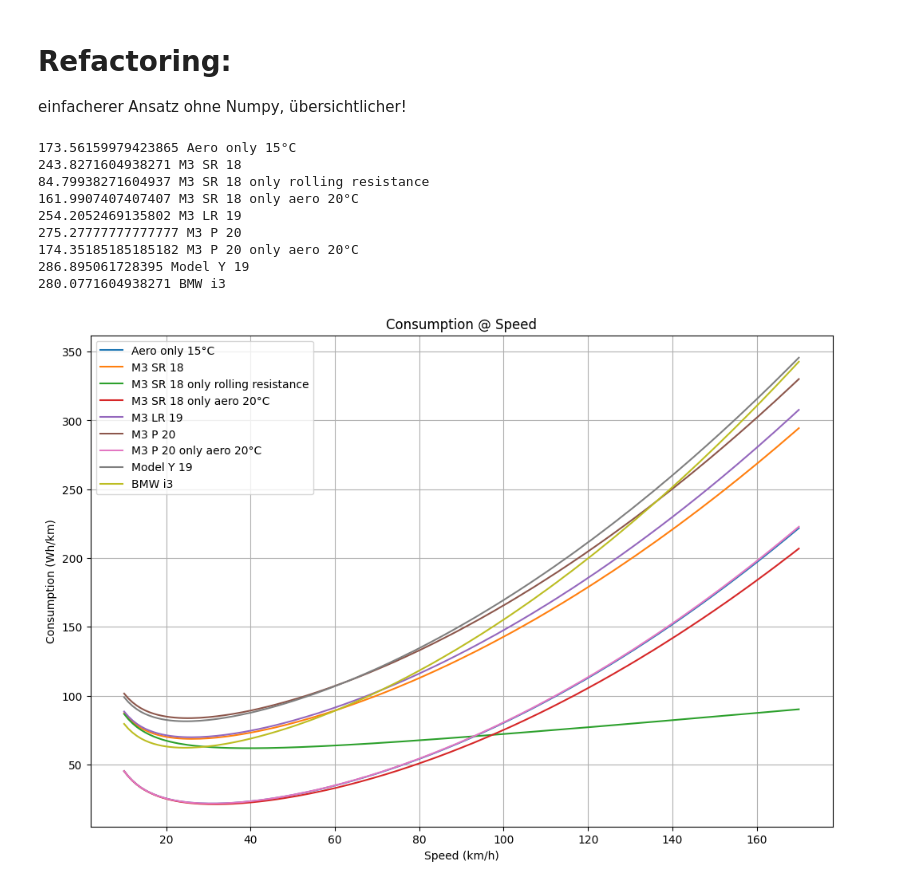
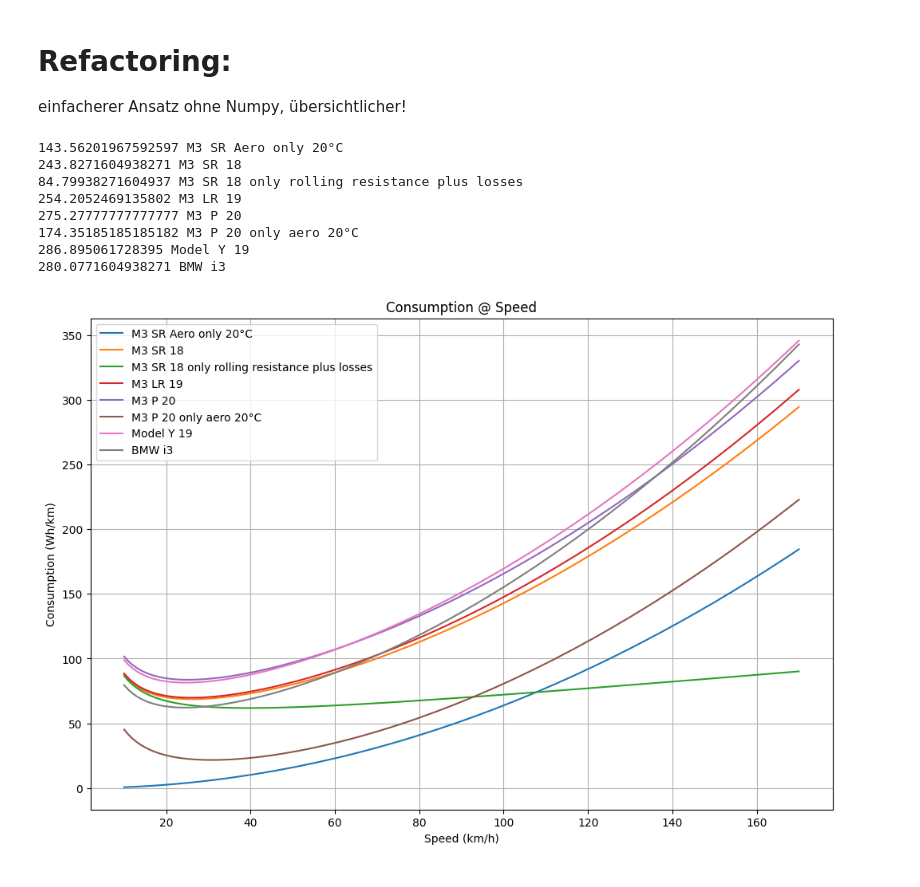
Before and after one commit to rs38/Jupyter-Stuff, a Jupyter notebook: fahrwiderstaende.ipynb, the cells around one changed output. Drawn from its saved outputs; the diff is of its cells as text; code cells hidden in the pictures.

Commit message:
updates (Aero ohne Verluste)

```diff
--- a/fahrwiderstaende.ipynb
+++ b/fahrwiderstaende.ipynb
@@ -87,16 +105,17 @@ speed_step = 1
 speeds = range(min_speed, max_speed + speed_step, speed_step)
 
 frontal_area = 2.258 # m^2
-drag_coefficient = 0.235
-air_density = 1.20 # kg/m^3
+drag_coefficient = 0.219
+air_density = 1.204 # kg/m^3 20°C
+efficiency = 0.90 # drivetrain efficiency
 
 # Calculate the air resistance force in N for each speed in km/h
 
-M3aero15C= [0,0,0.5 * drag_coefficient * frontal_area * air_density * (1/3.6)**2, "Aero only 15°C" ]
+M3aero20C= [0,0,0.5 * drag_coefficient * frontal_area * air_density * (1/3.6)**2, "M3 SR Aero only 20°C", False ]
 #M3aero20C= [0,0,0.5 * 0.23 * frontal_area * air_density * (1/3.6)**2, "Aero only 15°C" ]
 
 
-def plot_consumption(F0, F1, F2, name):
+def plot_consumption(F0, F1, F2, name, losses=True):
     constant_force = F0
     linear_coefficient = F1
     quadratic_coefficient = F2
@@ -104,15 +123,23 @@ def plot_consumption(F0, F1, F2, name):
     # Calculate the resitance force in N for each speed
     forces = [constant_force + (linear_coefficient * speed) + (quadratic_coefficient * speed ** 2) for speed in speeds]
 
-    contant_power = 0.4 #kW
+    if losses:
+        contant_power = 0.4 #kW
+        eff = efficiency
+    else:
+        contant_power = 0
+        eff = 1
+
+
     # Calculate the power in kW for each speed with addional 0.5kW for the power electronics
     powers = [(force * (speed/3.6) / 1000) + contant_power for force, speed in zip(forces, speeds)]
 
     #apply the efficiency of 85%-90%
-    powers = [power / 0.90 for power in powers]
+    powers = [power / eff for power in powers]
 
     consumptions = [1000 * power / (speed)  for speed, power in zip(speeds, powers)]
-   # find index of speeds where speed is 150
+
+    # find index of speeds where speed is 150
     index = speeds.index(150)
     print (consumptions[index], name)
 
@@ -123,8 +150,8 @@ def plot_consumption(F0, F1, F2, name):
 
 
 M3sr18 = [127.6, 0.917, 0.02290, "M3 SR 18"] # Prüfmasse 1932kg
-mssr18roll = [127.6,0.917,0,"M3 SR 18 only rolling resistance"]
-mssr18raero = [0,0,0.02290,"M3 SR 18 only aero 20°C"]
+mssr18roll = [127.6,0.917,0,"M3 SR 18 only rolling resistance plus losses"]
+# mssr18raero = [0,0,0.02290,"M3 SR 18 only aero 20°C"]
 
 
 M3lr19 = [131.6, 0.867, 0.02455, "M3 LR 19"] # Prüfmasse 1995kg
@@ -135,38 +162,37 @@ MY19 = [163.04,1.059,0.02658,"Model Y 19"] # 2211kg 255er 19"
 TaycanTurbo20 = [211,1.6,0.01851 , "Taycan Turbo"] # 2474 kg Turbo
 Taycan21 = [251.2,1.6,0.02000, "Taycan Turbo 21"] # 2496 kg Turbo JC22?
 
-plot_consumption(*M3aero15C)
-#plot_consumption(*M3aero20C)
+#plot_consumption(*M3aero15C)
+plot_consumption(*M3aero20C)
 plot_consumption(*M3sr18)
 plot_consumption(*mssr18roll)
-plot_consumption(*mssr18raero)
+#plot_consumption(*mssr18raero)
 plot_consumption(*M3lr19)
 plot_consumption(*M3P20)
-plot_consumption(*m3p20Aero)
+# plot_consumption(*m3p20Aero)
 # plot_consumption(*Taycan21)
 # plot_consumption(*TaycanTurbo20)
 
 plot_consumption(*MY19)
 
 F0 = 100.6
 F1 = 1.01
 F2 = 0.0287
 
 plot_consumption(F0, F1, F2, "BMW i3")
 
 plt.rcParams["figure.figsize"] = (12,8)
 plt.title('Consumption @ Speed')
 plt.grid(True)
 plt.legend()
 plt.show()
 # %% [output]
-173.56159979423865 Aero only 15°C
+143.56201967592597 M3 SR Aero only 20°C
 243.8271604938271 M3 SR 18
-84.79938271604937 M3 SR 18 only rolling resistance
-161.9907407407407 M3 SR 18 only aero 20°C
+84.79938271604937 M3 SR 18 only rolling resistance plus losses
 254.2052469135802 M3 LR 19
 275.27777777777777 M3 P 20
 174.35185185185182 M3 P 20 only aero 20°C
 286.895061728395 Model Y 19
 280.0771604938271 BMW i3
-[figure, old version]
+[figure, new version]
```
Also changed, not shown: parts of 2 cells of this notebook, 3 other files.
